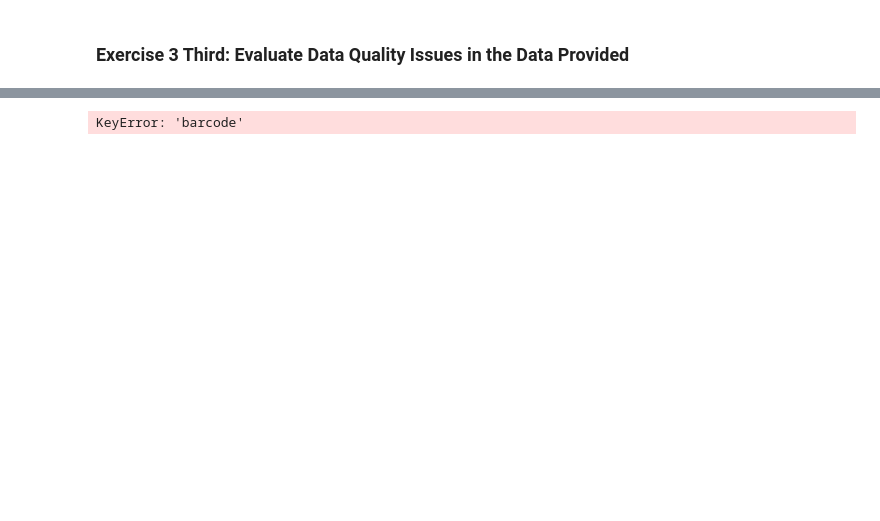
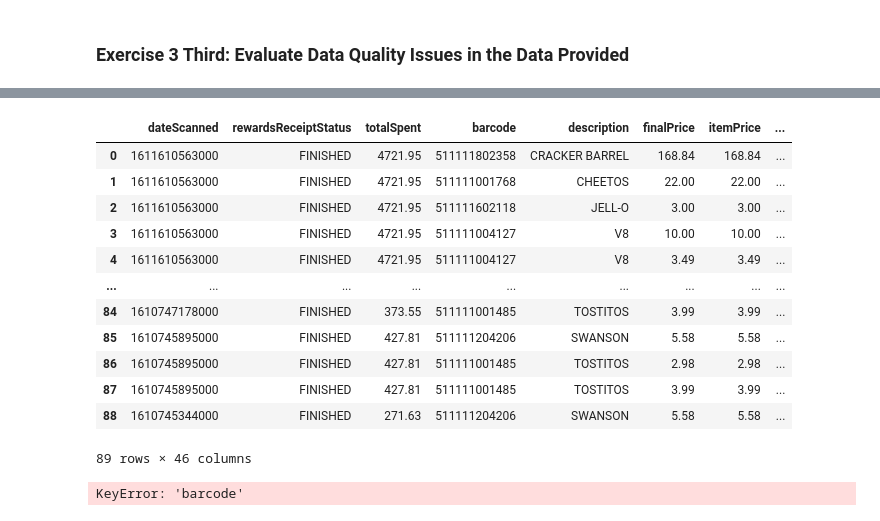
Before and after one commit to georgeputhean/Rewards-Competitions, a Jupyter notebook: Excercise2&3.ipynb, the cells around one changed output, grey strips where cells are left out. Cells and saved outputs as stored; diff of their text form; code cells hidden in the pictures; blank space fills up the shorter version.

```diff
--- a/Excercise2&3.ipynb
+++ b/Excercise2&3.ipynb
@@ -102,2 +172,24 @@ New_brands_receipts=New_brands_receipts[New_brands_receipts['rewardsReceiptStatu
+# %%
+query2="""SELECT *
+                    FROM receipt_brand_scan_non r
+                    JOIN brands_copy b
+                    ON r.barcode=b.barcode
+                    ORDER BY dateScanned Desc"""
+# %%
+pysqldf(query2)
+# %% [output]
+|  | dateScanned | rewardsReceiptStatus | totalSpent | barcode | description | finalPrice | itemPrice | ... |
+| 0 | 1611610563000 | FINISHED | 4721.95 | 511111802358 | CRACKER BARREL | 168.84 | 168.84 | ... |
+| 1 | 1611610563000 | FINISHED | 4721.95 | 511111001768 | CHEETOS | 22.00 | 22.00 | ... |
+| 2 | 1611610563000 | FINISHED | 4721.95 | 511111602118 | JELL-O | 3.00 | 3.00 | ... |
+| 3 | 1611610563000 | FINISHED | 4721.95 | 511111004127 | V8 | 10.00 | 10.00 | ... |
+| 4 | 1611610563000 | FINISHED | 4721.95 | 511111004127 | V8 | 3.49 | 3.49 | ... |
+| ... | ... | ... | ... | ... | ... | ... | ... | ... |
+| 84 | 1610747178000 | FINISHED | 373.55 | 511111001485 | TOSTITOS | 3.99 | 3.99 | ... |
+| 85 | 1610745895000 | FINISHED | 427.81 | 511111204206 | SWANSON | 5.58 | 5.58 | ... |
+| 86 | 1610745895000 | FINISHED | 427.81 | 511111001485 | TOSTITOS | 2.98 | 2.98 | ... |
+| 87 | 1610745895000 | FINISHED | 427.81 | 511111001485 | TOSTITOS | 3.99 | 3.99 | ... |
+| 88 | 1610745344000 | FINISHED | 271.63 | 511111204206 | SWANSON | 5.58 | 5.58 | ... |
+89 rows × 46 columns
 # %%
 New_brands_receipts['rewardsReceiptItemList'].map(lambda x: x['barcode'])
```
Also changed, not shown: parts of 16 cells of this notebook.
